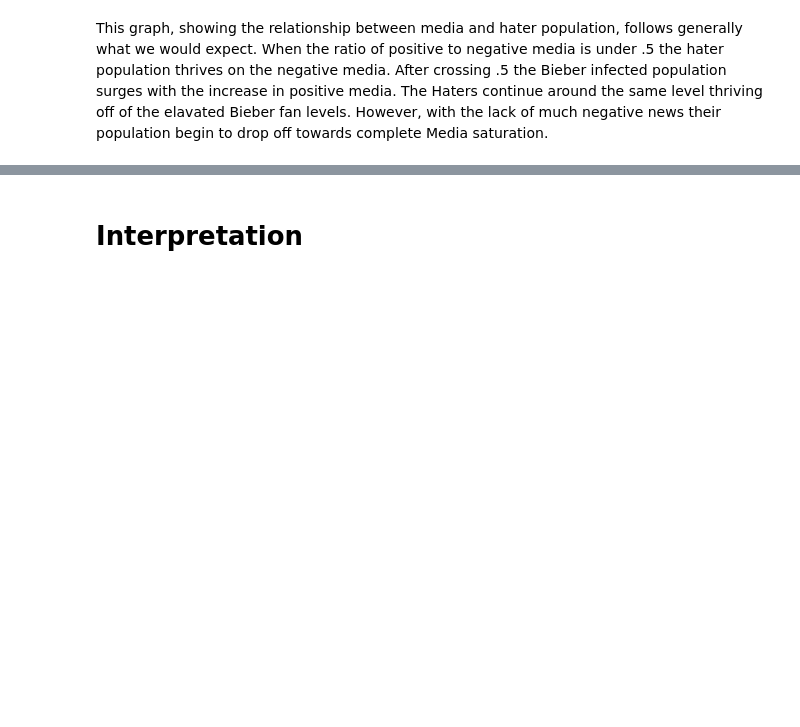
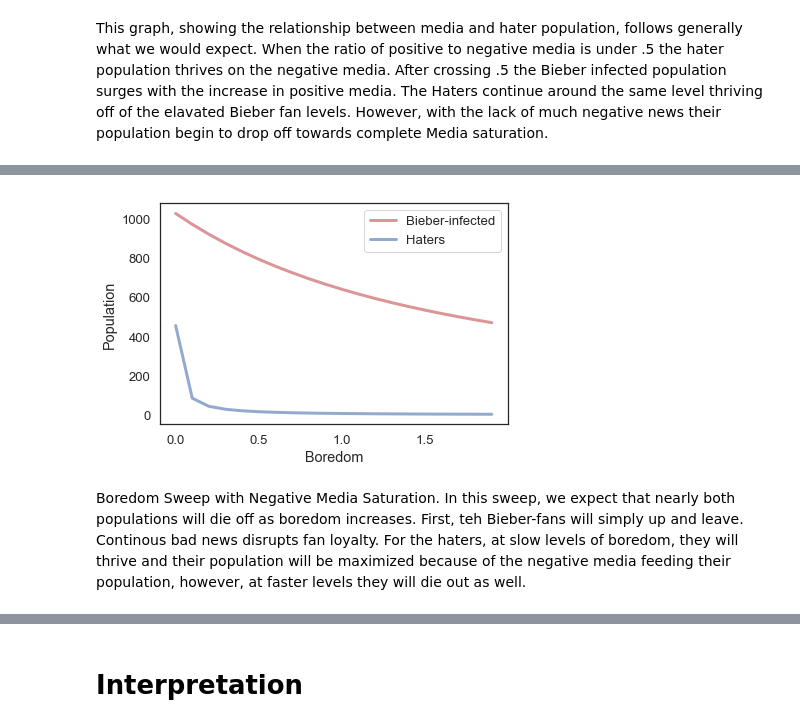
Before and after one commit to mpatil99/modsim-Project2, a Jupyter notebook: Project2.ipynb, the cells around one changed output, grey strips where cells are left out. Drawn from its saved outputs; the diff is of its cells as text; code cells hidden in the pictures; blank space fills up the shorter version.

Commit message:
Positive and Negative Media Sweeps across boredom added

```diff
--- a/Project2.ipynb
+++ b/Project2.ipynb
@@ -357,0 +331,3 @@ details
+# %%
+boredom_array = linrange(0,2,.1)
+sweepB, sweepH = sweep_b(10, .00083, 1/144, boredom_array, 2, 1, 1,.01,.1);
@@ -358,6 +355,8 @@ details
 # %%
-plot(frame.S, label  = "Susceptible");
-plot(frame.B, label = "Bieber-infected");
-plot(frame.R, label = "Recovered");
-
-decorate(xlabel = "time ", ylabel = "Population");
+plot(sweepB, label = "Bieber-infected",color = "r");
+plot(sweepH, label = "Haters",color = "b");
+decorate(xlabel = "Boredom", ylabel = "Population");
+# %% [output]
+[figure, added]
+# %% [markdown]
+Boredom Sweep with Negative Media Saturation. In this sweep, we expect that nearly both populations will die off as boredom increases. First, teh Bieber-fans will simply up and leave. Continous bad news disrupts fan loyalty. For the haters, at slow levels of boredom, they will thrive and their population will be maximized because of the negative media feeding their population, however, at faster levels they will die out as well.
```
Also changed, not shown: parts of 19 cells of this notebook.
